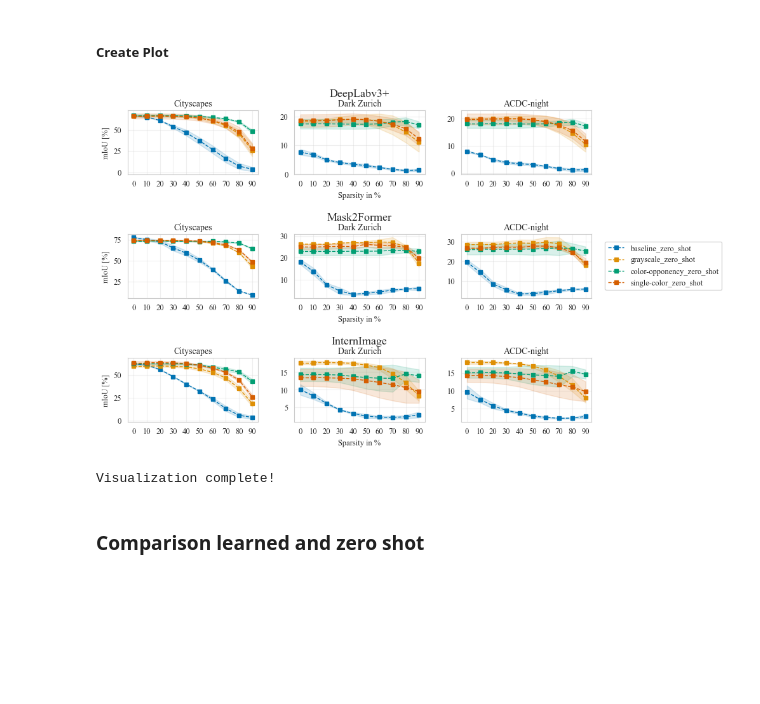
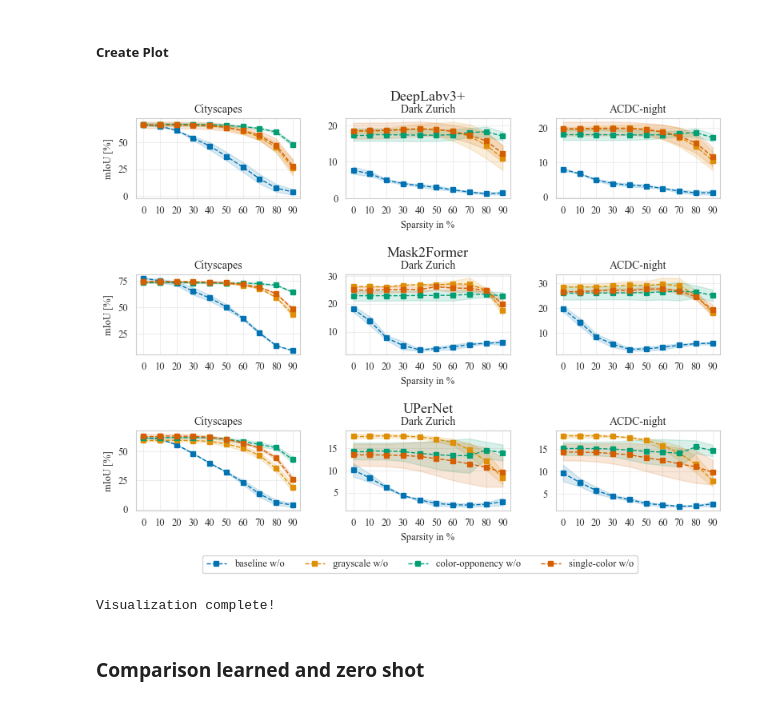
Before and after one commit to LiaNimmermann/Visualization-Notebooks, a Jupyter notebook: Data-Visualization/Paper_plots.ipynb, the cells around one changed output. Cells and saved outputs as stored; diff of their text form; code cells hidden in the pictures; blank space fills up the shorter version.

```diff
--- a/Data-Visualization/Paper_plots.ipynb
+++ b/Data-Visualization/Paper_plots.ipynb
@@ -249,9 +249,16 @@ for ax in (ax1, ax2, ax3, ax4, ax5, ax6):
     lg = ax.get_legend()
     if lg is not None:
         lg.remove()
+# Place a single legend to the right of the subplots
+#leg = fig.legend(handles, labels, loc='center left', bbox_to_anchor=(1.0, 0.5), fontsize=9)
 
-# Place a single legend to the right of the subplots
-leg = fig.legend(handles, labels, loc='center left', bbox_to_anchor=(1.0, 0.5), fontsize=9)
+pos = ax2.get_position()
+x_center = pos.x0 + pos.width / 2
+labels = [label + " w/s" for label in labels]
+leg = fig.legend(handles, labels, loc='lower center', bbox_to_anchor=(x_center, -0.05),ncol=len(labels), fontsize=9)
+
+
+
 for text in leg.get_texts():
     text.set_fontproperties(times_new_roman)
     text.set_fontsize(9)
@@ -305,10 +312,14 @@ sparsity_order_perc = ['0', '10', '20', '30', '40', '50', '60', '70', '80', '90'
 df4_filtered = process_dataframe(df4)
 plot_data(ax1, df4_filtered[df4_filtered['Architecture'] == 'deeplabv3plus'], 'DeepLabv3+', dotted=False)
 plot_data(ax2, df4_filtered[df4_filtered['Architecture'] == 'mask2former'], 'Mask2Former', dotted=False)
-plot_data(ax3, df4_filtered[df4_filtered['Architecture'] == 'upernet'], 'InternImage', dotted=False)
+plot_data(ax3, df4_filtered[df4_filtered['Architecture'] == 'upernet'], 'UPerNet', dotted=False)
 # Set y-label and x-label
 ax1.set_ylabel('mIoU [%]', fontsize=9)
-ax1.set_xlabel('Sparsity in %', fontsize=9)
+ax1.set_xlabel('', fontsize=9)
+ax2.set_ylabel('', fontsize=9)
+ax2.set_xlabel('Sparsity in %', fontsize=9)
+ax3.set_ylabel('', fontsize=9)
+ax3.set_xlabel('', fontsize=9)
 
 # Remove individual axis legend if present
 lg = ax1.get_legend()
@@ -325,12 +336,15 @@ if lg is not None:
 
 # Place legend to the right of the plot
 handles, labels = ax1.get_legend_handles_labels()
-fig.legend(handles, labels, loc='center left', bbox_to_anchor=(1.0, 0.5), fontsize=9)
+labels = [label + " w/s" for label in labels]
+pos = ax2.get_position()
+x_center = pos.x0 + pos.width / 2
+fig.legend(handles, labels, loc='lower center', bbox_to_anchor=(x_center, -0.1),ncol=len(labels), fontsize=9)
 
 # Adjust layout to make room for the legend
 plt.tight_layout()
 plt.show()
 
 # Save figure to PDF file
-fig.savefig("../Figure-PDFs/Zero-shot_Cityscapes_DeepLab_Mask2Former_InternImage_Sparsity_mIoU.pdf", bbox_inches='tight')
+fig.savefig("../Figure-PDFs/Zero-shot_Cityscapes_DeepLab_Mask2Former_UPerNet_Sparsity_mIoU.pdf", bbox_inches='tight')
 # %% [output]
@@ -452,7 +467,7 @@ plot_data(ax9, df6_filtered[df6_filtered['Dataset'] == 'acdc_night'], 'ACDC-nigh
 
 # Set y-label only for the leftmost plot
 ax1.set_ylabel('mIoU [%]', fontsize=9, fontproperties=times_new_roman)
-ax2.set_ylabel(' ')
+ax2.set_ylabel('')
 ax3.set_ylabel(' ')
 ax4.set_ylabel('mIoU [%]', fontsize=9, fontproperties=times_new_roman)
 ax5.set_ylabel(' ')
@@ -489,10 +504,13 @@ for ax in (ax1, ax2, ax3, ax4, ax5, ax6, ax7, ax8, ax9):
     if lg is not None:
         lg.remove()
 
-labels = [label + "_zero_shot" for label in labels] # Add suffix to indicate zero-shot results
+labels = [label + " w/o" for label in labels] # Add suffix to indicate zero-shot results
 
 # Place a single legend to the right of the subplots
-leg = fig.legend(handles, labels, loc='center left', bbox_to_anchor=(1.0, 0.5), fontsize=9)
+pos = ax2.get_position()
+x_center = pos.x0 + pos.width / 2
+leg = fig.legend(handles, labels, loc='lower center', bbox_to_anchor=(x_center, -0.05),ncol=len(labels), fontsize=9)
+#leg = fig.legend(handles, labels, loc='center left', bbox_to_anchor=(1.0, 0.5), fontsize=9)
 for text in leg.get_texts():
     text.set_fontproperties(times_new_roman)
     text.set_fontsize(9)
@@ -509,36 +527,36 @@ def row_label(ax, text):
     )
 
 row_label(ax2, "DeepLabv3+")
 row_label(ax5, "Mask2Former")
-row_label(ax8, "InternImage")
+row_label(ax8, "UPerNet")
 
 axes = [ax1, ax2, ax3, ax4, ax5, ax6, ax7, ax8, ax9]
 
 for ax in axes:
     # Titel
     ax.title.set_fontproperties(times_new_roman)
     ax.title.set_fontsize(10)
 
     # Tick labels
     for label in ax.get_xticklabels():
         label.set_fontproperties(times_new_roman)
         label.set_fontsize(9)
 
     for label in ax.get_yticklabels():
         label.set_fontproperties(times_new_roman)
         label.set_fontsize(9)
 
 
 # Adjust layout to make room for the legend
 plt.tight_layout()
 plt.show()
 
 # Save figure to PDF file
-fig.savefig("../Figure-PDFs/DeepLab-Mask2Former_InternImage_Sparsity_mIoU_zero_shot.pdf", bbox_inches='tight')
+fig.savefig("../Figure-PDFs/DeepLab-Mask2Former_UPerNet_Sparsity_mIoU_zero_shot.pdf", bbox_inches='tight')
 
 print("Visualization complete!")
 # %% [output]
-[figure, old version]
+[figure, new version]
 Visualization complete!
 # %% [markdown]
 ### Comparison learned and zero shot
```
Also changed, not shown: parts of 3 cells of this notebook, 26 other files.
